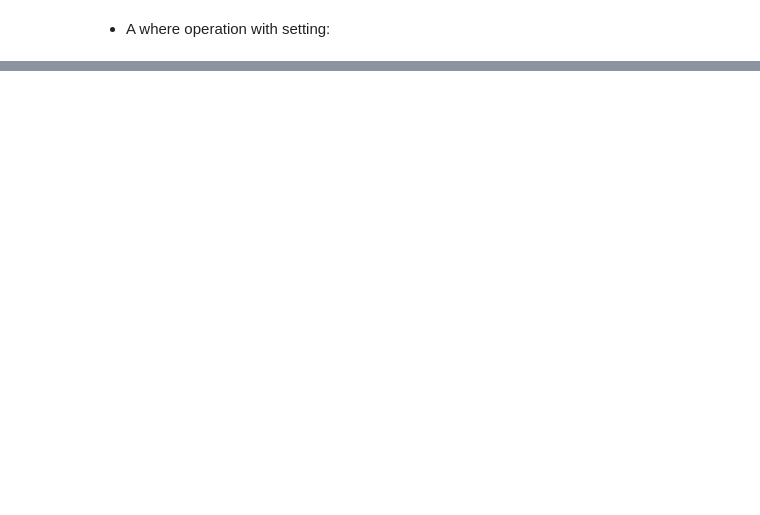
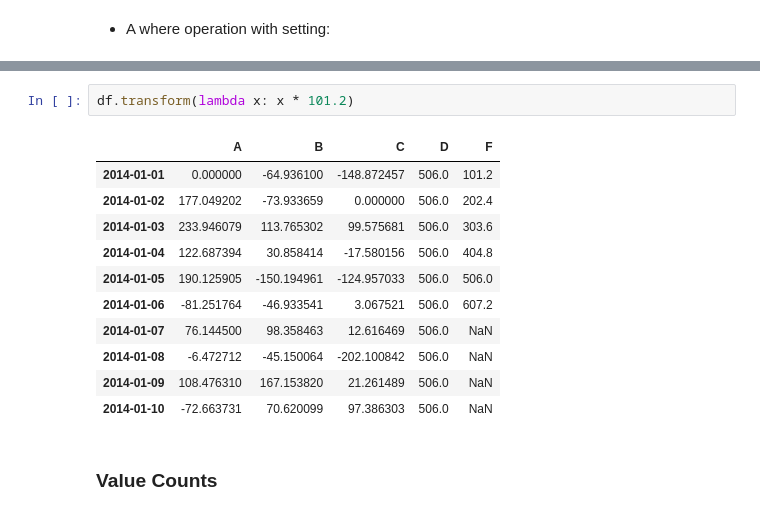
Before and after one commit to MrKami04/python-library, a Jupyter notebook: pandas/pandas_10.ipynb, the cells around one changed output, grey strips where cells are left out. Drawn from its saved outputs; the diff is of its cells as text; blank space fills up the shorter version.

```diff
--- a/pandas/pandas_10.ipynb
+++ b/pandas/pandas_10.ipynb
@@ -453,0 +562,16 @@ df2
+# %%
+df.transform(lambda x: x * 101.2)
+# %% [output]
+|  | A | B | C | D | F |
+| 2014-01-01 | 0.000000 | -64.936100 | -148.872457 | 506.0 | 101.2 |
+| 2014-01-02 | 177.049202 | -73.933659 | 0.000000 | 506.0 | 202.4 |
+| 2014-01-03 | 233.946079 | 113.765302 | 99.575681 | 506.0 | 303.6 |
+| 2014-01-04 | 122.687394 | 30.858414 | -17.580156 | 506.0 | 404.8 |
+| 2014-01-05 | 190.125905 | -150.194961 | -124.957033 | 506.0 | 506.0 |
+| 2014-01-06 | -81.251764 | -46.933541 | 3.067521 | 506.0 | 607.2 |
+| 2014-01-07 | 76.144500 | 98.358463 | 12.616469 | 506.0 | NaN |
+| 2014-01-08 | -6.472712 | -45.150064 | -202.100842 | 506.0 | NaN |
+| 2014-01-09 | 108.476310 | 167.153820 | 21.261489 | 506.0 | NaN |
+| 2014-01-10 | -72.663731 | 70.620099 | 97.386303 | 506.0 | NaN |
+# %% [markdown]
+### Value Counts
```
Also changed, not shown: parts of 82 cells of this notebook.
